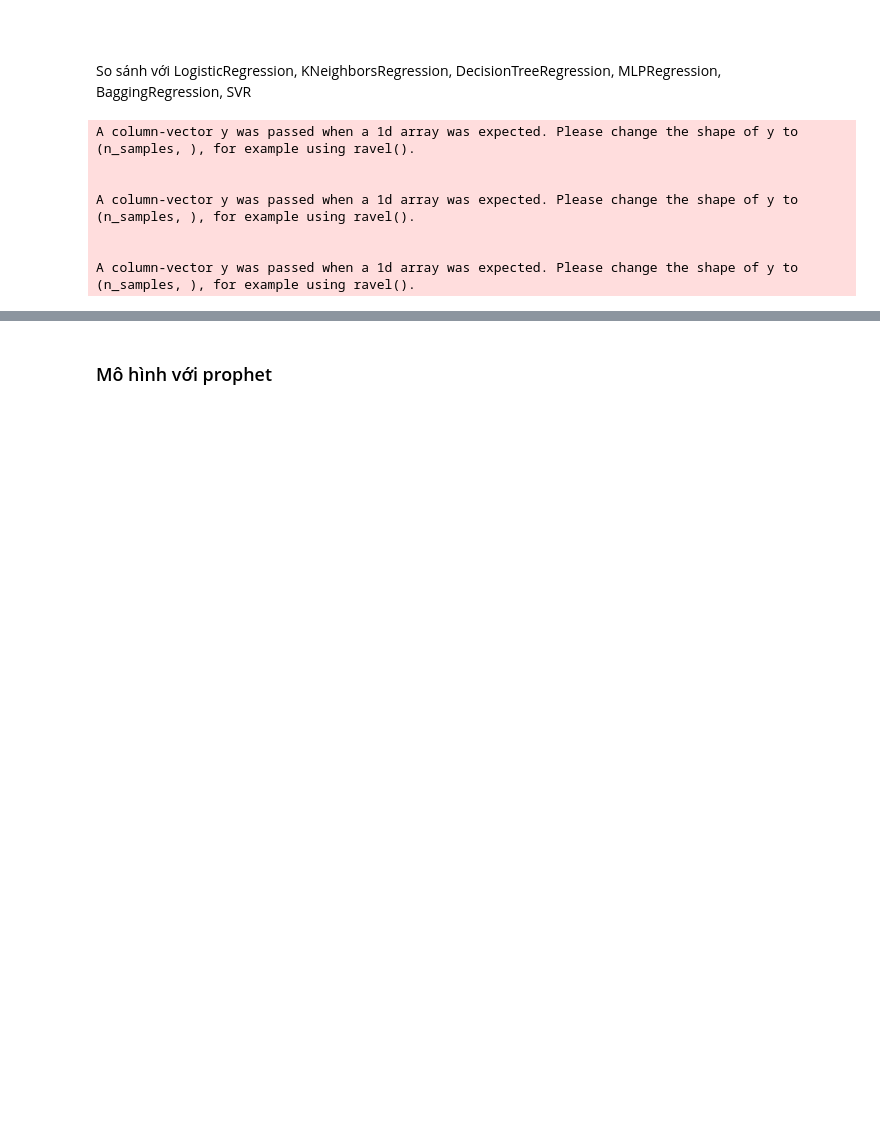
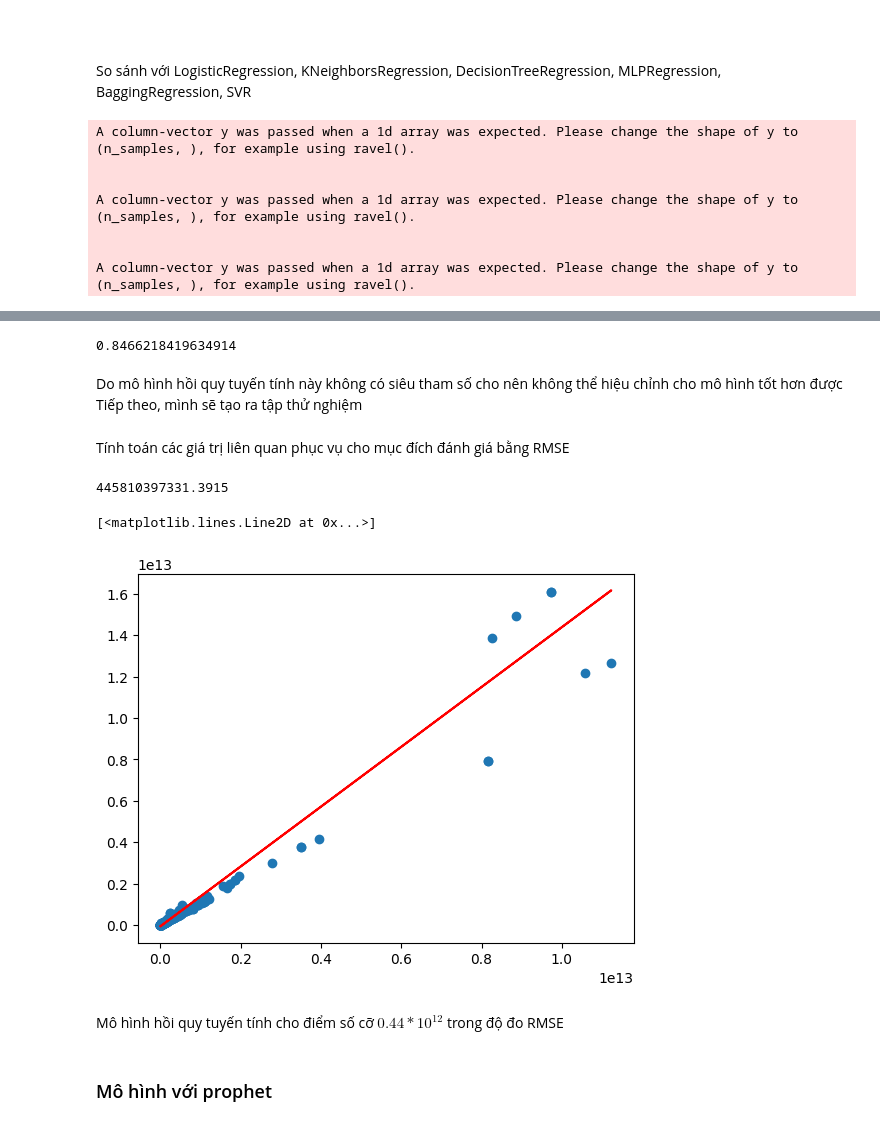
Before and after one commit to minhtringuyennn/NMKHDL_Project, a Jupyter notebook: crawl/crawl_data.ipynb, the cells around one changed output, grey strips where cells are left out. Saved outputs shown, nothing was run; the diff lists cells and outputs as text; code cells hidden in the pictures; blank space fills up the shorter version.

Commit message:
Evaluate two model

```diff
--- a/crawl/crawl_data.ipynb
+++ b/crawl/crawl_data.ipynb
@@ -959,3 +946,35 @@ fig.show()
+# %%
+from sklearn.model_selection import cross_val_score
+cv_costPrice = pd.DataFrame(df_test['costPrice'])
+cv_netRevenue = pd.DataFrame(df_test['netRevenue'])
+cv_results = cross_val_score(lm, cv_costPrice.values, cv_netRevenue.values, cv=10, error_score='raise')
+cv_results.mean()
+# %% [output]
+0.8466218419634914
+# %% [markdown]
+Do mô hình hồi quy tuyến tính này không có siêu tham số cho nên không thể hiệu chỉnh cho mô hình tốt hơn được
+Tiếp theo, mình sẽ tạo ra tập thử nghiệm
+# %%
+# Test set
+true_netRevenue = pd.DataFrame(df_test_2['netRevenue'])
+test_costPrice = pd.DataFrame(df_test_2['costPrice'])
+# %% [markdown]
+Tính toán các giá trị liên quan phục vụ cho mục đích đánh giá bằng RMSE
+# %%
+from sklearn.metrics import mean_squared_error
+# Get prediction
+predict_netRevenue = lm.predict(test_costPrice.values)
+mean_squared_error(predict_netRevenue, true_netRevenue, squared = False)
+# %% [output]
+445810397331.3915
+# %%
+plt.scatter(test_costPrice, true_netRevenue)
+plt.plot(test_costPrice, lm.predict(test_costPrice.values), color='red')
+# %% [output]
+[<matplotlib.lines.Line2D at 0x...>]
+[figure, added]
+# %% [markdown]
+Mô hình hồi quy tuyến tính cho điểm số cỡ $0.44*10^{12}$ trong độ đo RMSE
 # %% [markdown]
 ### Mô hình với prophet
 # %%
```
Also changed, not shown: parts of 28 cells of this notebook.
